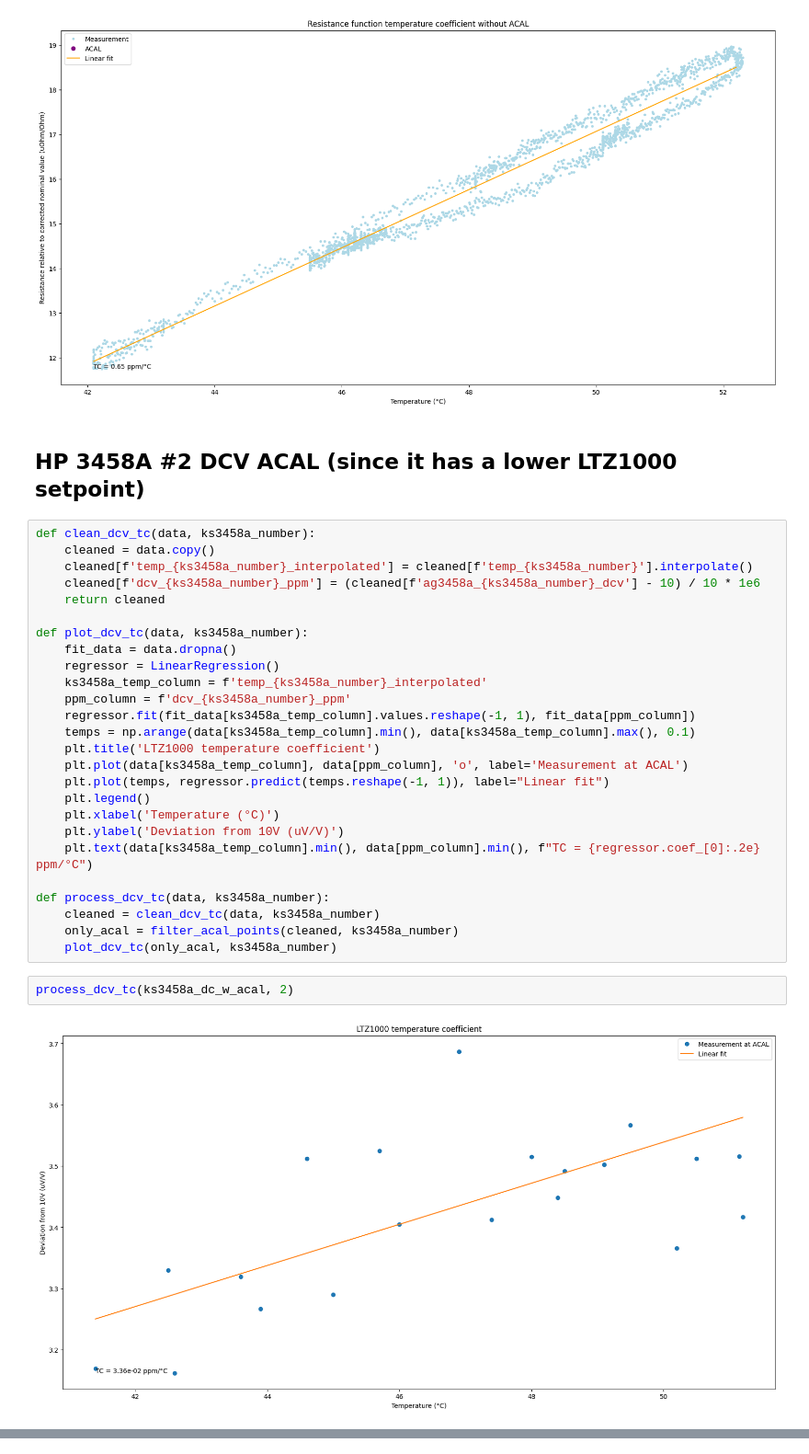
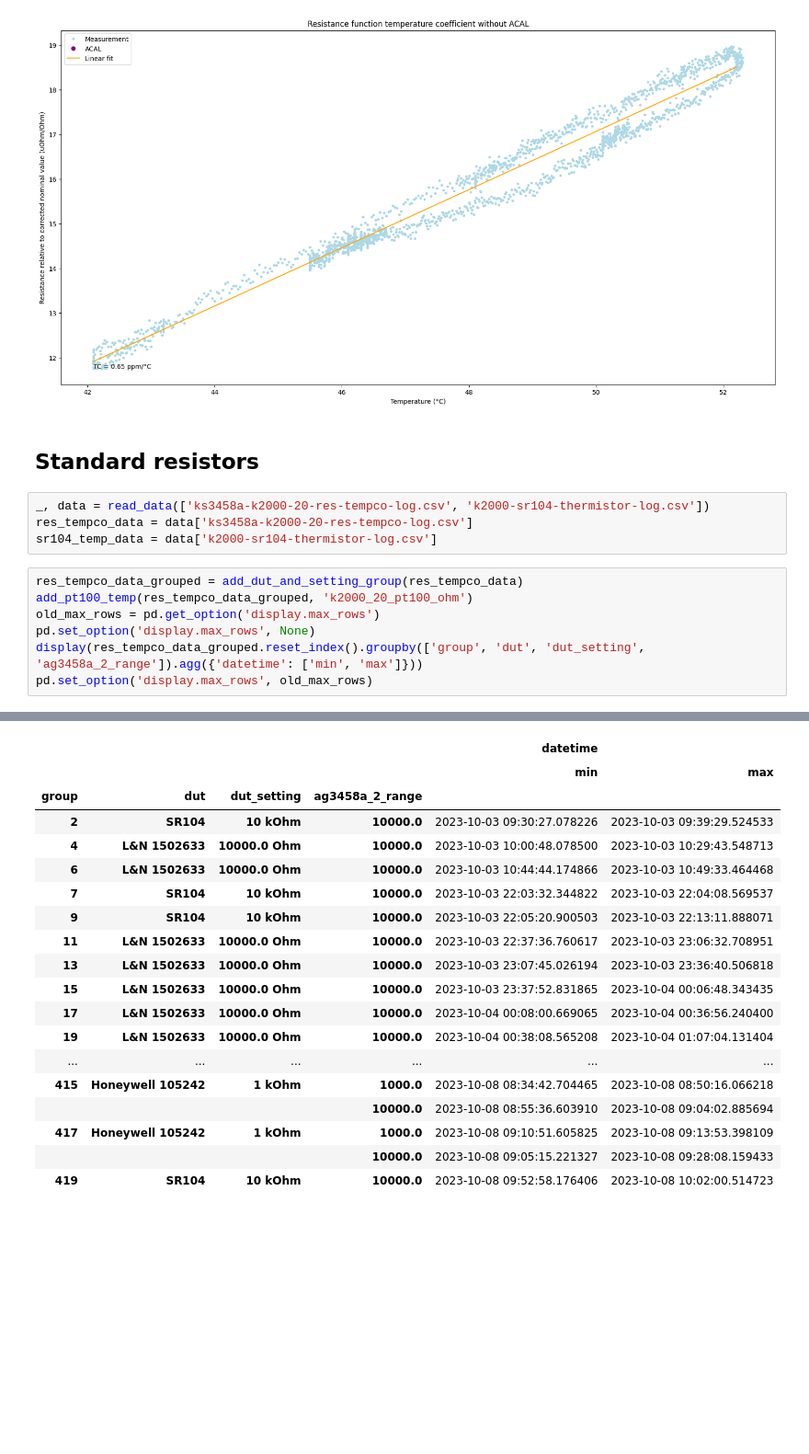
Before and after one commit to alson/metrology-data-analysis, a Jupyter notebook: resistance.ipynb, the cells around one changed output, grey strips where cells are left out. Shown at 92% size. Saved outputs shown, nothing was run; the diff lists cells and outputs as text; blank space fills up the shorter version.

```diff
--- a/resistance.ipynb
+++ b/resistance.ipynb
@@ -276,34 +278,16 @@ process_sr104_k2000x2(ks3458a2_wo_acal, 2, False)
 [figure]
 [figure]
 # %% [markdown]
-## HP 3458A #2 DCV ACAL (since it has a lower LTZ1000 setpoint)
+## Standard resistors
-# %%
-def clean_dcv_tc(data, ks3458a_number):
-    cleaned = data.copy()
-    cleaned[f'temp_{ks3458a_number}_interpolated'] = cleaned[f'temp_{ks3458a_number}'].interpolate()
-    cleaned[f'dcv_{ks3458a_number}_ppm'] = (cleaned[f'ag3458a_{ks3458a_number}_dcv'] - 10) / 10 * 1e6
-    return cleaned
-
-def plot_dcv_tc(data, ks3458a_number):
-    fit_data = data.dropna()
-    regressor = LinearRegression()
-    ks3458a_temp_column = f'temp_{ks3458a_number}_interpolated'
-    ppm_column = f'dcv_{ks3458a_number}_ppm'
-    regressor.fit(fit_data[ks3458a_temp_column].values.reshape(-1, 1), fit_data[ppm_column])
-    temps = np.arange(data[ks3458a_temp_column].min(), data[ks3458a_temp_column].max(), 0.1)
-    plt.title('LTZ1000 temperature coefficient')
-    plt.plot(data[ks3458a_temp_column], data[ppm_column], 'o', label='Measurement at ACAL')
-    plt.plot(temps, regressor.predict(temps.reshape(-1, 1)), label="Linear fit")
-    plt.legend()
-    plt.xlabel('Temperature (°C)')
-    plt.ylabel('Deviation from 10V (uV/V)')
-    plt.text(data[ks3458a_temp_column].min(), data[ppm_column].min(), f"TC = {regressor.coef_[0]:.2e} ppm/°C")
-
-def process_dcv_tc(data, ks3458a_number):
-    cleaned = clean_dcv_tc(data, ks3458a_number)
-    only_acal = filter_acal_points(cleaned, ks3458a_number)
-    plot_dcv_tc(only_acal, ks3458a_number)
-# %%
-process_dcv_tc(ks3458a_dc_w_acal, 2)
-# %% [output]
-[figure, removed]
+# %%
+_, data = read_data(['ks3458a-k2000-20-res-tempco-log.csv', 'k2000-sr104-thermistor-log.csv'])
+res_tempco_data = data['ks3458a-k2000-20-res-tempco-log.csv']
+sr104_temp_data = data['k2000-sr104-thermistor-log.csv']
+# %%
+res_tempco_data_grouped = add_dut_and_setting_group(res_tempco_data)
+add_pt100_temp(res_tempco_data_grouped, 'k2000_20_pt100_ohm')
+old_max_rows = pd.get_option('display.max_rows')
+pd.set_option('display.max_rows', None)
+display(res_tempco_data_grouped.reset_index().groupby(['group', 'dut', 'dut_setting', 'ag3458a_2_range']).agg({'datetime': ['min', 'max']}))
+pd.set_option('display.max_rows', old_max_rows)
+# %% [output]
@@ -309,0 +295,19 @@ process_dcv_tc(ks3458a_dc_w_acal, 2)
+|  |  |  |  | datetime |  |
+|  |  |  |  | min | max |
+| group | dut | dut_setting | ag3458a_2_range |  |  |
+| 2 | SR104 | 10 kOhm | 10000.0 | 2023-10-03 09:30:27.078226 | 2023-10-03 09:39:29.524533 |
+| 4 | L&N 1502633 | 10000.0 Ohm | 10000.0 | 2023-10-03 10:00:48.078500 | 2023-10-03 10:29:43.548713 |
+| 6 | L&N 1502633 | 10000.0 Ohm | 10000.0 | 2023-10-03 10:44:44.174866 | 2023-10-03 10:49:33.464468 |
+| 7 | SR104 | 10 kOhm | 10000.0 | 2023-10-03 22:03:32.344822 | 2023-10-03 22:04:08.569537 |
+| 9 | SR104 | 10 kOhm | 10000.0 | 2023-10-03 22:05:20.900503 | 2023-10-03 22:13:11.888071 |
+| 11 | L&N 1502633 | 10000.0 Ohm | 10000.0 | 2023-10-03 22:37:36.760617 | 2023-10-03 23:06:32.708951 |
+| 13 | L&N 1502633 | 10000.0 Ohm | 10000.0 | 2023-10-03 23:07:45.026194 | 2023-10-03 23:36:40.506818 |
+| 15 | L&N 1502633 | 10000.0 Ohm | 10000.0 | 2023-10-03 23:37:52.831865 | 2023-10-04 00:06:48.343435 |
+| 17 | L&N 1502633 | 10000.0 Ohm | 10000.0 | 2023-10-04 00:08:00.669065 | 2023-10-04 00:36:56.240400 |
+| 19 | L&N 1502633 | 10000.0 Ohm | 10000.0 | 2023-10-04 00:38:08.565208 | 2023-10-04 01:07:04.131404 |
+| ... | ... | ... | ... | ... | ... |
+| 415 | Honeywell 105242 | 1 kOhm | 1000.0 | 2023-10-08 08:34:42.704465 | 2023-10-08 08:50:16.066218 |
+|  |  |  | 10000.0 | 2023-10-08 08:55:36.603910 | 2023-10-08 09:04:02.885694 |
+| 417 | Honeywell 105242 | 1 kOhm | 1000.0 | 2023-10-08 09:10:51.605825 | 2023-10-08 09:13:53.398109 |
+|  |  |  | 10000.0 | 2023-10-08 09:05:15.221327 | 2023-10-08 09:28:08.159433 |
+| 419 | SR104 | 10 kOhm | 10000.0 | 2023-10-08 09:52:58.176406 | 2023-10-08 10:02:00.514723 |
```
Also changed, not shown: parts of 7 cells of this notebook, 3 other files.
